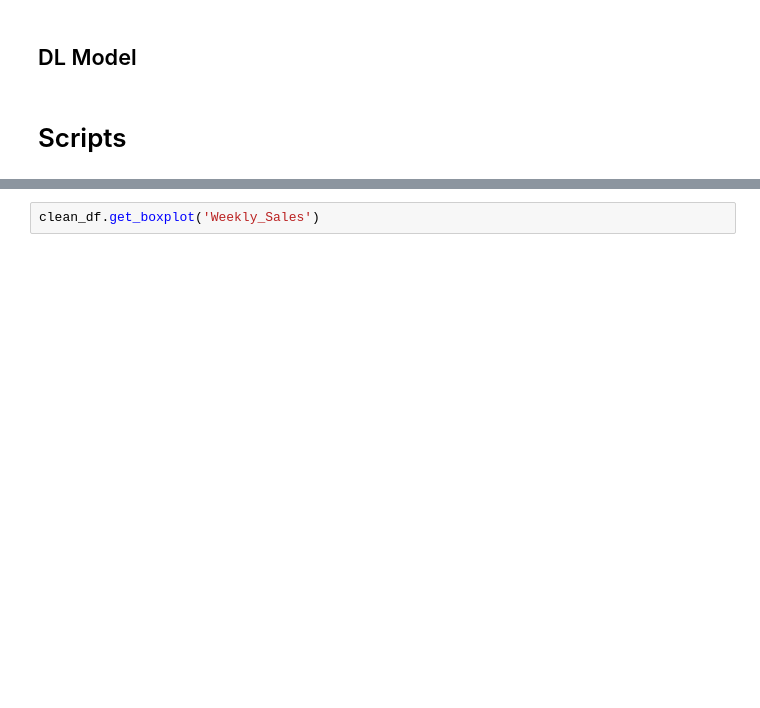
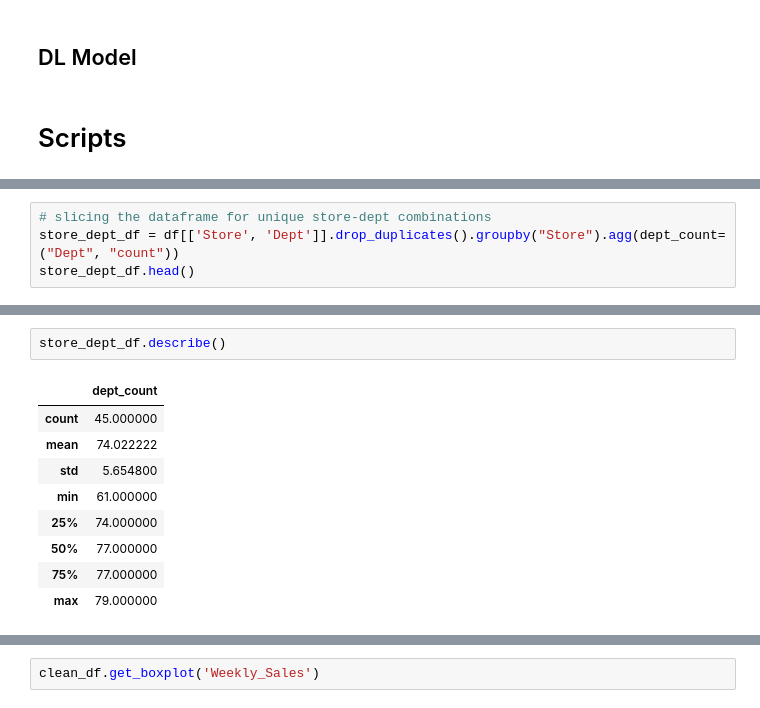
Before and after one commit to jay2jaykp/operation-odessa, a Jupyter notebook: operation_odessa.ipynb, the cells around one changed output, grey strips where cells are left out. Cells and saved outputs as stored; diff of their text form; blank space fills up the shorter version.

```diff
--- a/operation_odessa.ipynb
+++ b/operation_odessa.ipynb
@@ -236,0 +246,4 @@ clean_df.df
+# %%
+# slicing the dataframe for unique store-dept combinations
+store_dept_df = df[['Store', 'Dept']].drop_duplicates().groupby("Store").agg(dept_count=("Dept", "count"))
+store_dept_df.head()
@@ -237,3 +258,15 @@ clean_df.df
+# %%
+store_dept_df.describe()
+# %% [output]
+|  | dept_count |
+| count | 45.000000 |
+| mean | 74.022222 |
+| std | 5.654800 |
+| min | 61.000000 |
+| 25% | 74.000000 |
+| 50% | 77.000000 |
+| 75% | 77.000000 |
+| max | 79.000000 |
 # %%
 clean_df.get_scatter('Weekly_Sales')
 # %% [output]
```
Also changed, not shown: parts of 12 cells of this notebook.
